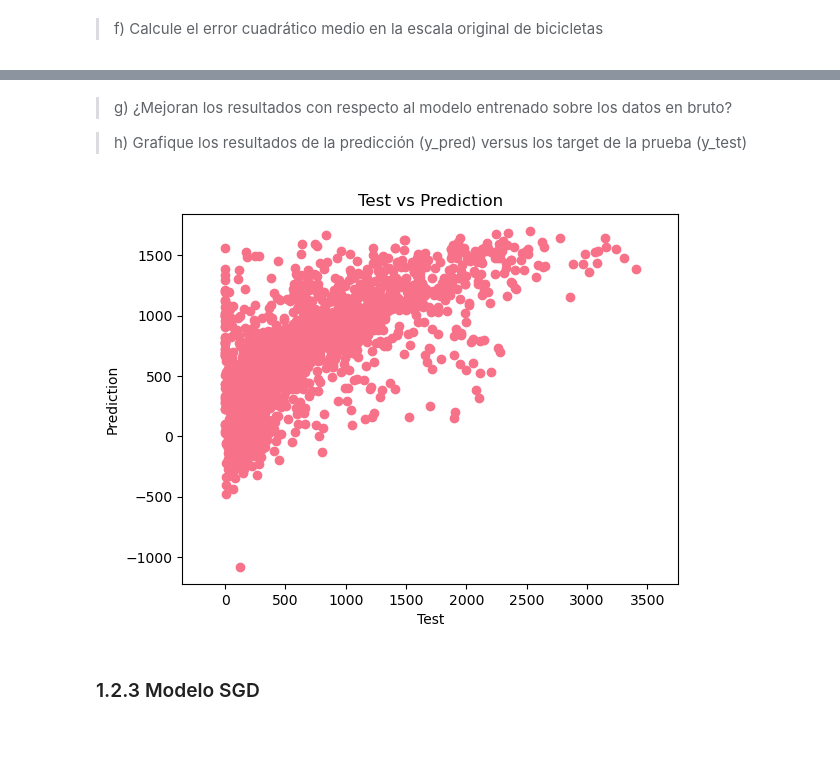
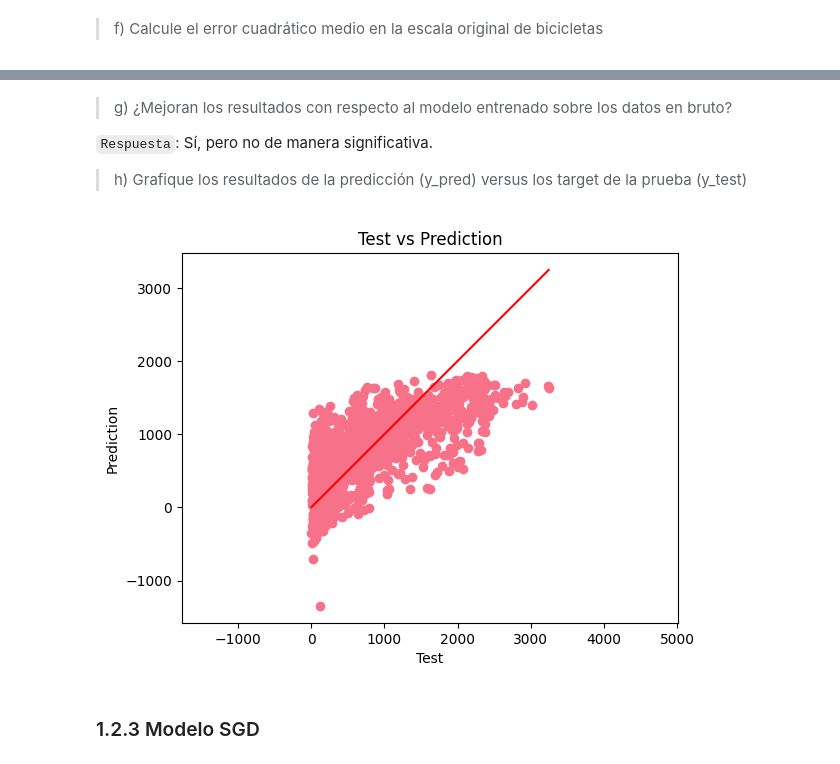
Before and after one commit to DYessouroun/Tareas-ML, a Jupyter notebook: Enunciado_tarea_1.ipynb, the cells around one changed output, grey strips where cells are left out. Drawn from its saved outputs; the diff is of its cells as text; code cells hidden in the pictures; blank space fills up the shorter version.

```diff
--- a/Enunciado_tarea_1.ipynb
+++ b/Enunciado_tarea_1.ipynb
@@ -401,7 +401,6 @@ plt.show()
 Agregamos una columna a los dataframes con la variable "_Weekday_", que indica si la fecha corresponde a un día de semana o fin de semana.
 # %%
 # Agregar una columna que indica si la fecha corresponde a un día de la semana o un fin de semana
-data_original['Weekday'] = data_original['Date'].dt.weekday.apply(lambda x: 'Yes' if x < 5 else 'No')
-data['Weekday'] = data['Date'].dt.weekday.apply(lambda x: 'Yes' if x < 5 else 'No')
+data['Weekday'] = data['Date'].dt.weekday.apply(lambda x: 'Weekday' if x < 5 else 'No Weekday')
 mini_data_diario['Weekday'] = mini_data_diario['Date'].dt.weekday.apply(lambda x: 'Weekday' if x < 5 else 'No Weekday')
 # %%
@@ -574,2 +586,5 @@ new_df.head()
+# %%
+# Eliminar "Dew point temperature(°C)"
+data.drop(columns=['Dew point temperature(°C)'], inplace=True)
 # %% [markdown]
 ### 1.1.3 Separación de conjuntos
@@ -711,23 +709,17 @@ X_train.sort_values(['year','month','dayofweek','Hour'])
 # %%
 X_train['Hour_sin'] = np.sin(2 * np.pi * X_train['Hour'] / 24)
 X_train['Hour_cos'] = np.cos(2 * np.pi * X_train['Hour'] / 24)
-
 X_train['month_sin'] = np.sin(2 * np.pi * X_train['month'] / 12)
 X_train['month_cos'] = np.cos(2 * np.pi * X_train['month'] / 12)
-
-#REVISAR !!!!!!!!!!!!!!!!!!!!!!!!!!!!!!!!!!!!!!!!!!!!!!!!
-X_train['dayofweek_sin'] = np.sin(2 * np.pi * X_train['dayofweek'] / 31)
-X_train['dayofweek_cos'] = np.cos(2 * np.pi * X_train['dayofweek'] / 31)
+X_train['dayofweek_sin'] = np.sin(2 * np.pi * X_train['dayofweek'] / 7)
+X_train['dayofweek_cos'] = np.cos(2 * np.pi * X_train['dayofweek'] / 7)
 
 X_test['Hour_sin'] = np.sin(2 * np.pi * X_test['Hour'] / 24)
 X_test['Hour_cos'] = np.cos(2 * np.pi * X_test['Hour'] / 24)
-
 X_test['month_sin'] = np.sin(2 * np.pi * X_test['month'] / 12)
 X_test['month_cos'] = np.cos(2 * np.pi * X_test['month'] / 12)
-
-#REVISAR !!!!!!!!!!!!!!!!!!!!!!!!!!!!!!!!!!!!!!!!!!!!!!!!
-X_test['dayofweek_sin'] = np.sin(2 * np.pi * X_test['dayofweek'] / 31)
-X_test['dayofweek_cos'] = np.cos(2 * np.pi * X_test['dayofweek'] / 31)
+X_test['dayofweek_sin'] = np.sin(2 * np.pi * X_test['dayofweek'] / 7)
+X_test['dayofweek_cos'] = np.cos(2 * np.pi * X_test['dayofweek'] / 7)
 
 X_train.drop(['month', 'Hour', 'dayofweek'], axis=1, inplace=True)
 X_test.drop(['month', 'Hour', 'dayofweek'], axis=1, inplace=True)
@@ -765,21 +752,10 @@ cols_to_normalize = ['Temperature(°C)',
                      'Humidity(%)',
                      'Wind speed (m/s)',
                      'Visibility (10m)',
-                     'Dew point temperature(°C)',
                      'Solar Radiation (MJ/m2)',
                      'Rainfall(mm)',
                      'Snowfall (cm)',
-                     'year',
-                     'Hour_sin',
-                     'Hour_cos',
-                     'dayofweek_sin',
-                     'dayofweek_cos',
-                     'month_cos',
-                     'month_sin',
-                     'Sin_Season',
-                     'Cos_Season'
-
-                    ]
+                     'year']
 
 X_train[cols_to_normalize] = X_scaler.fit_transform(X_train[cols_to_normalize])
 y_train = y_scaler.fit_transform(np.array(y_train).reshape(-1, 1))
@@ -823,19 +788,26 @@ mean_squared_error(y_test, y_pred_original)
 # %% [markdown]
 > g) ¿Mejoran los resultados con respecto al modelo entrenado sobre los datos en bruto?
 
+`Respuesta`: Sí, pero no de manera significativa.
+
 > h) Grafique los resultados de la predicción (y_pred) versus los target de la prueba (y_test)
 # %%
 plt.scatter(y_test, y_pred_original)
 
+# Recta identidad
+x = [min(y_test), max(y_test)]
+plt.plot(x, x, color='r')
+
+# Configuraciones de eje y etiquetas
 plt.axis('equal')
 
 plt.xlabel('Test')
 plt.ylabel('Prediction')
 plt.title('Test vs Prediction')
 
 plt.show()
 # %% [output]
-[figure, old version]
+[figure, new version]
 # %% [markdown]
 ### 1.2.3 Modelo SGD
 # %% [markdown]
```
Also changed, not shown: parts of 49 cells of this notebook.
